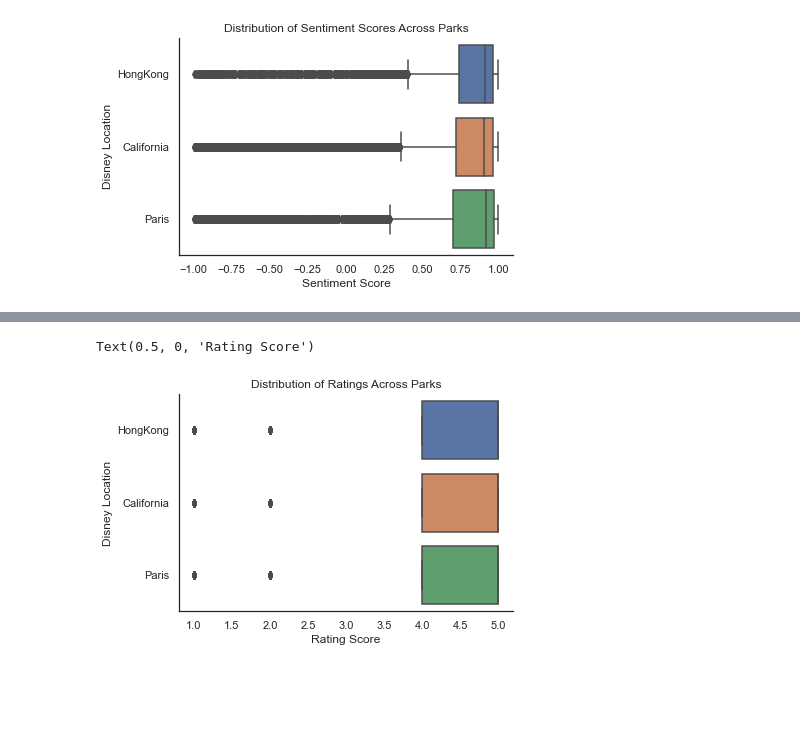
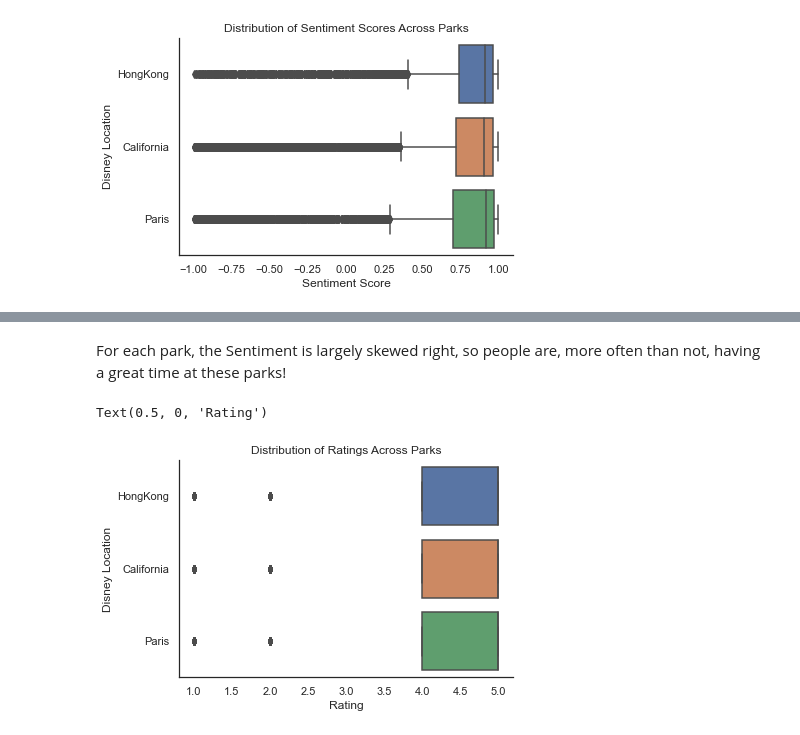
Before and after one commit to sandra-t-3282/Sentiment_Analysis_Disney_Parks_Reviews, a Jupyter notebook: NLP_vader_sentiment_analysis.ipynb, the cells around one changed output, grey strips where cells are left out. Drawn from its saved outputs; the diff is of its cells as text; code cells hidden in the pictures; blank space fills up the shorter version.

```diff
--- a/NLP_vader_sentiment_analysis.ipynb
+++ b/NLP_vader_sentiment_analysis.ipynb
@@ -285,4 +264,6 @@ Also, note that capital letters and punctuation marks increase the sentiment sco
 # %%
 df_vader.to_pickle('df_sentiment_score_pkl')
 df_vader.to_csv('df_sentiment_score.gz', compression='gzip', encoding='utf-8', index=False)
+# %%
+df_vader = pd.read_pickle('df_sentiment_score_pkl')
 # %% [markdown]
@@ -327,11 +326,14 @@ Text(0.5, 0, 'Sentiment Score')
+# %% [markdown]
+For each park, the Sentiment is largely skewed right, so people are, more often than not, having a great time at these parks!
 # %%
+# Boxplot of ratings across parks
 sns.set(style='white')
 sns.boxplot(y=df_vader.Branch, x=df_vader.Rating,
             data=df_vader).set(title='Distribution of Ratings Across Parks')
 sns.despine()
 
 plt.ylabel('Disney Location')
-plt.xlabel('Rating Score')
+plt.xlabel('Rating')
 # %% [output]
-Text(0.5, 0, 'Rating Score')
+Text(0.5, 0, 'Rating')
-[figure, old version]
+[figure, new version]
```
Also changed, not shown: parts of 18 cells of this notebook.
